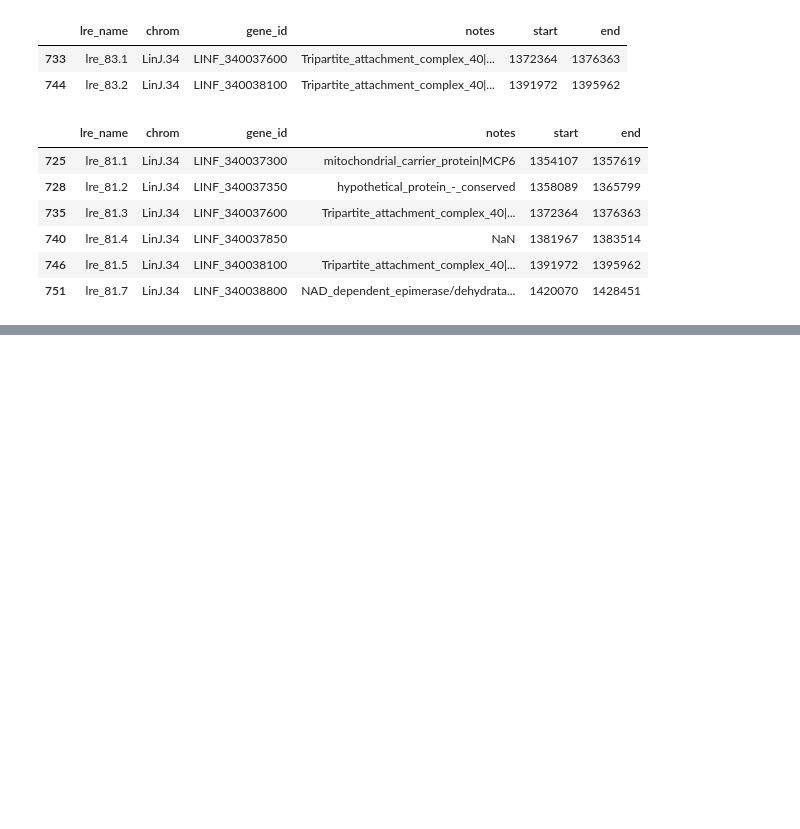
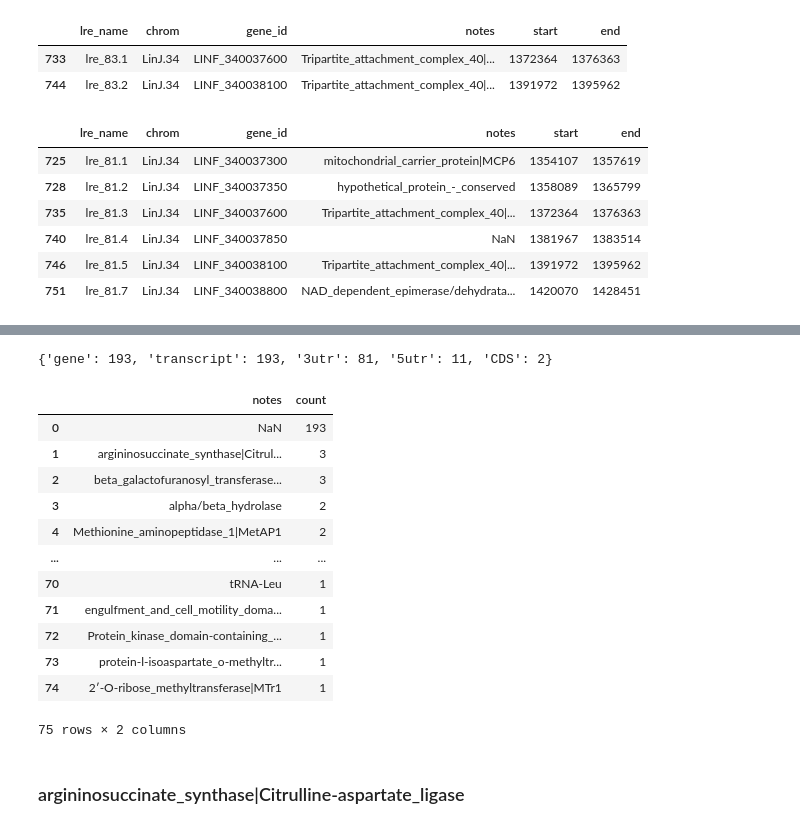
Before and after one commit to Viskuit/Test_BEDOPS, a Jupyter notebook: 25.Negative_analysis/1.3.leishmania_repeated_elements_filtering.ipynb, the cells around one changed output, grey strips where cells are left out. Cells and saved outputs as stored; diff of their text form; code cells hidden in the pictures; blank space fills up the shorter version.

```diff
--- a/25.Negative_analysis/1.3.leishmania_repeated_elements_filtering.ipynb
+++ b/25.Negative_analysis/1.3.leishmania_repeated_elements_filtering.ipynb
@@ -919,0 +983,3 @@ Number of unique values in column 'lre_name': 202
+# %%
+# Let's keep them
+good_lre, reduced_lre = accept_group(reduced_lre, filter_df, good_lre, reduced_lre)
@@ -919,0 +999,19 @@ Number of unique values in column 'lre_name': 202
+# %%
+group_and_count(reduced_lre)
+# %% [output]
+{'gene': 193, 'transcript': 193, '3utr': 81, '5utr': 11, 'CDS': 2}
+|  | notes | count |
+| 0 | NaN | 193 |
+| 1 | argininosuccinate_synthase|Citrul... | 3 |
+| 2 | beta_galactofuranosyl_transferase... | 3 |
+| 3 | alpha/beta_hydrolase | 2 |
+| 4 | Methionine_aminopeptidase_1|MetAP1 | 2 |
+| ... | ... | ... |
+| 70 | tRNA-Leu | 1 |
+| 71 | engulfment_and_cell_motility_doma... | 1 |
+| 72 | Protein_kinase_domain-containing_... | 1 |
+| 73 | protein-l-isoaspartate_o-methyltr... | 1 |
+| 74 | 2′-O-ribose_methyltransferase|MTr1 | 1 |
+75 rows × 2 columns
+# %% [markdown]
+### argininosuccinate_synthase|Citrulline-aspartate_ligase
```
Also changed, not shown: parts of 38 cells of this notebook.
